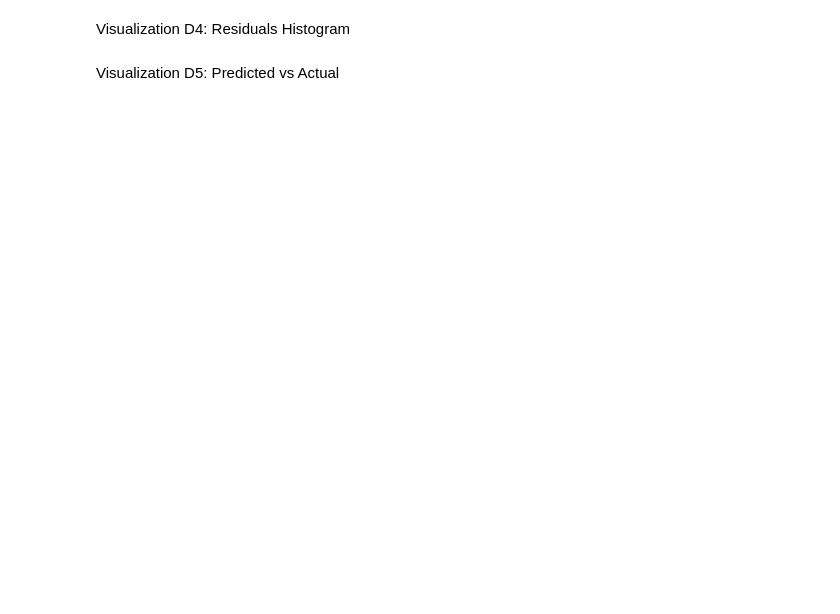
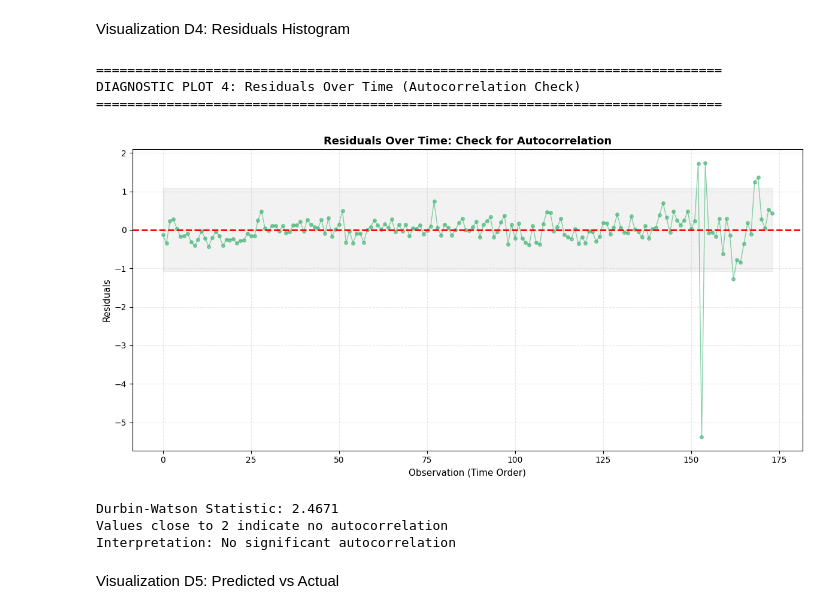
Before and after one commit to habray-99/PRT564-DATA-ANALYTICS-AND-VISUALISATION, a Jupyter notebook: Final_Assingnment.ipynb, the cells around one changed output. Saved outputs shown, nothing was run; the diff lists cells and outputs as text; code cells hidden in the pictures; blank space fills up the shorter version.

```diff
--- a/Final_Assingnment.ipynb
+++ b/Final_Assingnment.ipynb
@@ -824,15 +878,35 @@ plt.show()
 # %% [markdown]
 Visualization D4: Residuals Histogram
 # %%
-# Distribution of residuals
-plt.figure(figsize=(10, 6))
-plt.hist(residuals1, bins=20, edgecolor='black', alpha=0.7)
-plt.xlabel('Residuals')
-plt.ylabel('Frequency')
-plt.title('Distribution of Residuals - Model 1')
-plt.axvline(x=0, color='r', linestyle='--')
+# Diagnostic Plot 4: Residuals Over Time (Autocorrelation)
+print("\n" + "="*80)
+print("DIAGNOSTIC PLOT 4: Residuals Over Time (Autocorrelation Check)")
+print("="*80)
+
+fig_d4, ax_d4 = plt.subplots(figsize=(12, 6))
+ax_d4.plot(res_3, marker='o', alpha=0.6, linewidth=1, markersize=4, color='mediumseagreen')
+ax_d4.axhline(y=0, color='r', linestyle='--', linewidth=2)
+ax_d4.fill_between(range(len(res_3)), -2*res_3.std(), 2*res_3.std(), alpha=0.1, color='gray')
+ax_d4.set_xlabel('Observation (Time Order)', fontsize=11)
+ax_d4.set_ylabel('Residuals', fontsize=11)
+ax_d4.set_title('Residuals Over Time: Check for Autocorrelation', fontsize=13, fontweight='bold')
+ax_d4.grid(True, alpha=0.3, linestyle='--')
 plt.tight_layout()
 plt.show()
+
+# Calculate Durbin-Watson statistic
+dw = np.sum(np.diff(res_3)**2) / np.sum(res_3**2)
+print(f"Durbin-Watson Statistic: {dw:.4f}")
+print("Values close to 2 indicate no autocorrelation")
+print(f"Interpretation: {'No significant autocorrelation' if 1.5 < dw < 2.5 else 'Possible autocorrelation'}\n")
+# %% [output]
+================================================================================
+DIAGNOSTIC PLOT 4: Residuals Over Time (Autocorrelation Check)
+================================================================================
+[figure, added]
+Durbin-Watson Statistic: 2.4671
+Values close to 2 indicate no autocorrelation
+Interpretation: No significant autocorrelation
 # %% [markdown]
 Visualization D5: Predicted vs Actual
 # %%
```
Also changed, not shown: parts of 16 cells of this notebook, 3 other files.
